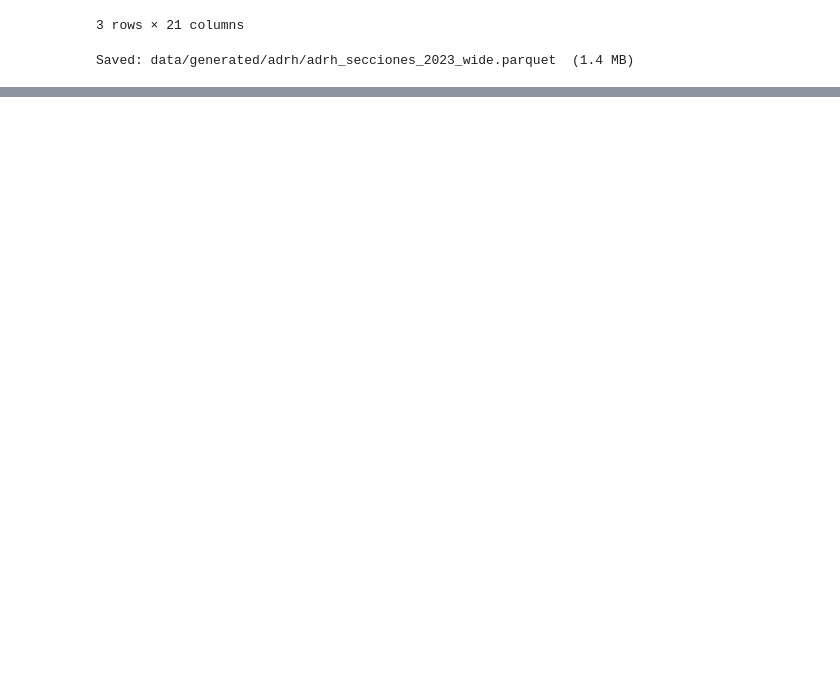
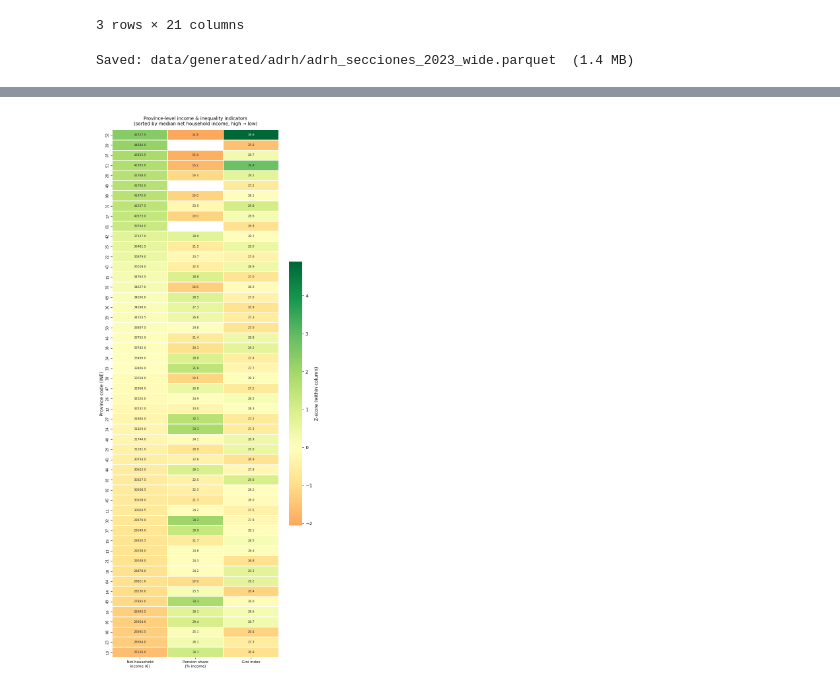
Before and after one commit to vslovik/census-spain, a Jupyter notebook: eda_adrh.ipynb, the cells around one changed output, grey strips where cells are left out. Cells and saved outputs as stored; diff of their text form; code cells hidden in the pictures; blank space fills up the shorter version.

```diff
--- a/eda_adrh.ipynb
+++ b/eda_adrh.ipynb
@@ -439,0 +998,44 @@ Saved: data/generated/adrh/adrh_secciones_2023_wide.parquet  (1.4 MB)
+# %%
+# 6.2  Province-level heatmap — 3 key income / inequality indicators
+# Rows: 52 provinces sorted by net household income (high → low)
+# Colour: z-score within each column for cross-indicator comparability
+# Annotations: actual median values
+
+key_cols = ["renta_neta_media_por_hogar", "fuente_de_ingreso_pensiones", "indice_de_gini"]
+col_labels = {
+    "renta_neta_media_por_hogar":  "Net household\nincome (€)",
+    "fuente_de_ingreso_pensiones": "Pension share\n(% income)",
+    "indice_de_gini":              "Gini index",
+}
+
+heat_raw = (
+    prov_agg.set_index("prov_label")[key_cols]
+    .sort_values("renta_neta_media_por_hogar", ascending=False)
+)
+heat_raw.columns = [col_labels[c] for c in key_cols]
+
+# Z-score each column for colour mapping
+heat_z = (heat_raw - heat_raw.mean()) / heat_raw.std()
+
+fig, ax = plt.subplots(figsize=(7, 17))
+sns.heatmap(
+    heat_z, ax=ax,
+    cmap="RdYlGn", center=0,
+    linewidths=0.3, linecolor="white",
+    cbar_kws={"label": "Z-score (within column)", "shrink": 0.5},
+    annot=heat_raw.round(1),
+    fmt=".1f",
+    annot_kws={"size": 6.5},
+)
+ax.set_title(
+    "Province-level income & inequality indicators\n(sorted by median net household income, high → low)",
+    pad=10, fontsize=10,
+)
+ax.set_xlabel("")
+ax.set_ylabel("Province code (INE)")
+ax.tick_params(axis="y", labelsize=7.5)
+ax.tick_params(axis="x", labelsize=8)
+plt.tight_layout()
+plt.show()
+# %% [output]
+[figure, added]
```
Also changed, not shown: parts of 16 cells of this notebook, 6 other files.
